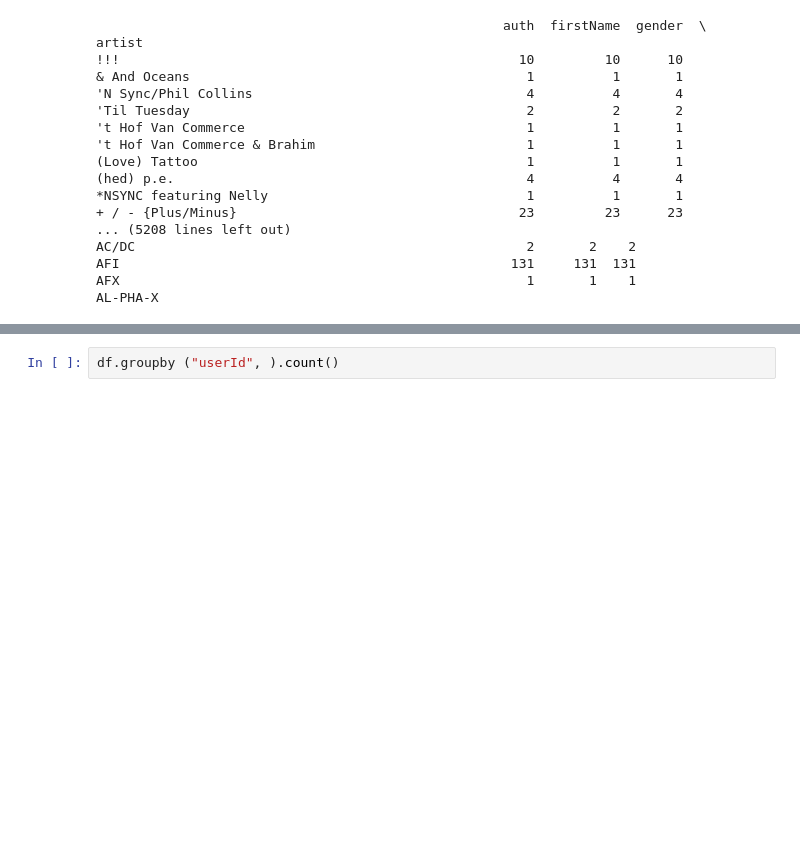
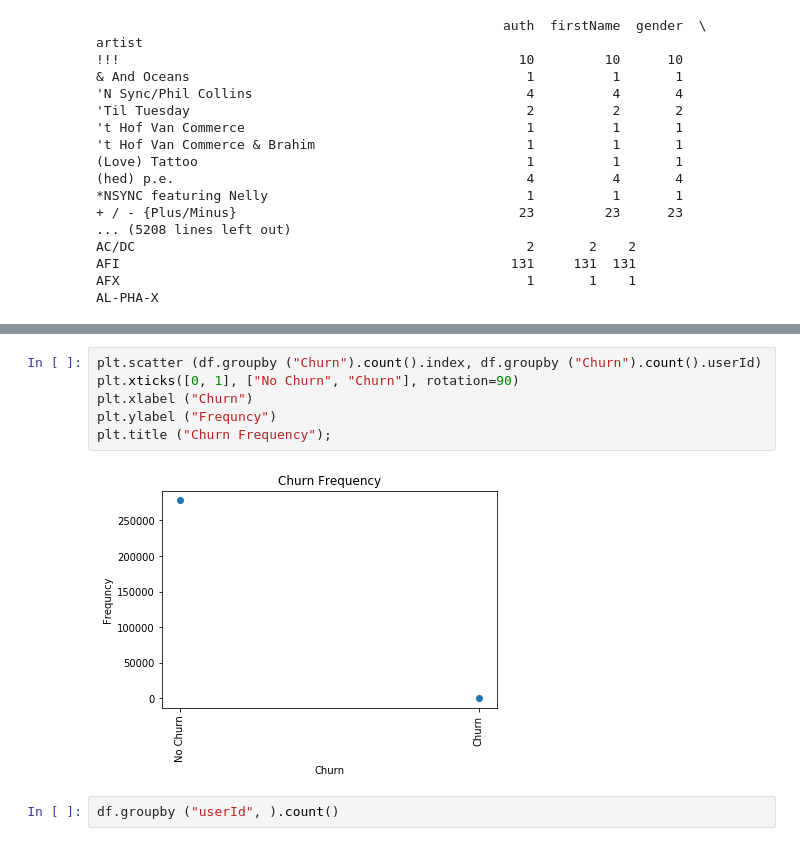
Before and after one commit to victorpovar/Sparkify, a Jupyter notebook: Sparkify.ipynb, the cells around one changed output, grey strips where cells are left out. Cells and saved outputs as stored; diff of their text form; blank space fills up the shorter version.

```diff
--- a/Sparkify.ipynb
+++ b/Sparkify.ipynb
@@ -488,3 +525,11 @@ df.groupby ("location").count()
+# %%
+plt.scatter (df.groupby ("Churn").count().index, df.groupby ("Churn").count().userId)
+plt.xticks([0, 1], ["No Churn", "Churn"], rotation=90)
+plt.xlabel ("Churn")
+plt.ylabel ("Frequncy")
+plt.title ("Churn Frequency");
+# %% [output]
+[figure, added]
 # %%
 df.groupby ("userId", ).count()
 # %% [output]
```
Also changed, not shown: parts of 15 cells of this notebook.
